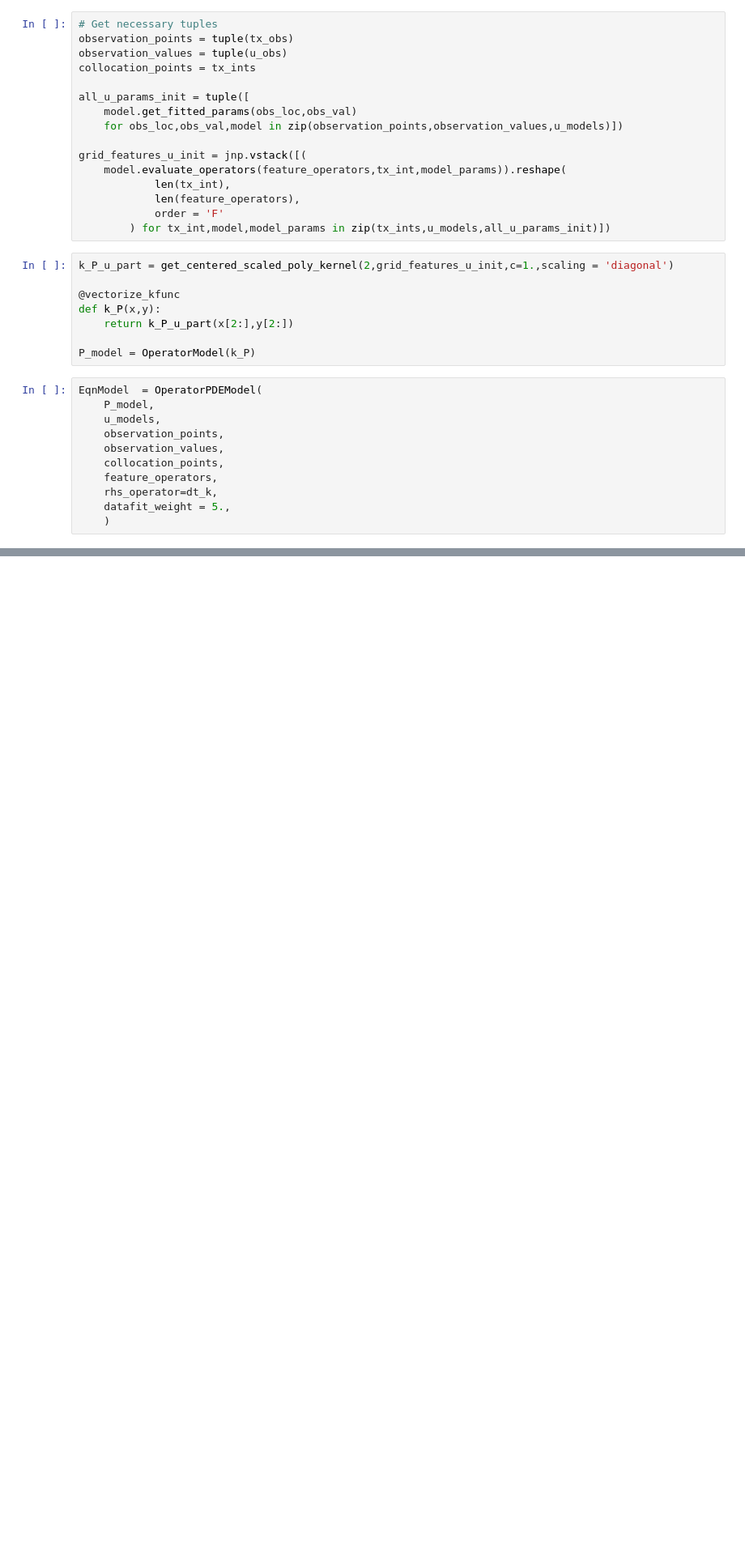
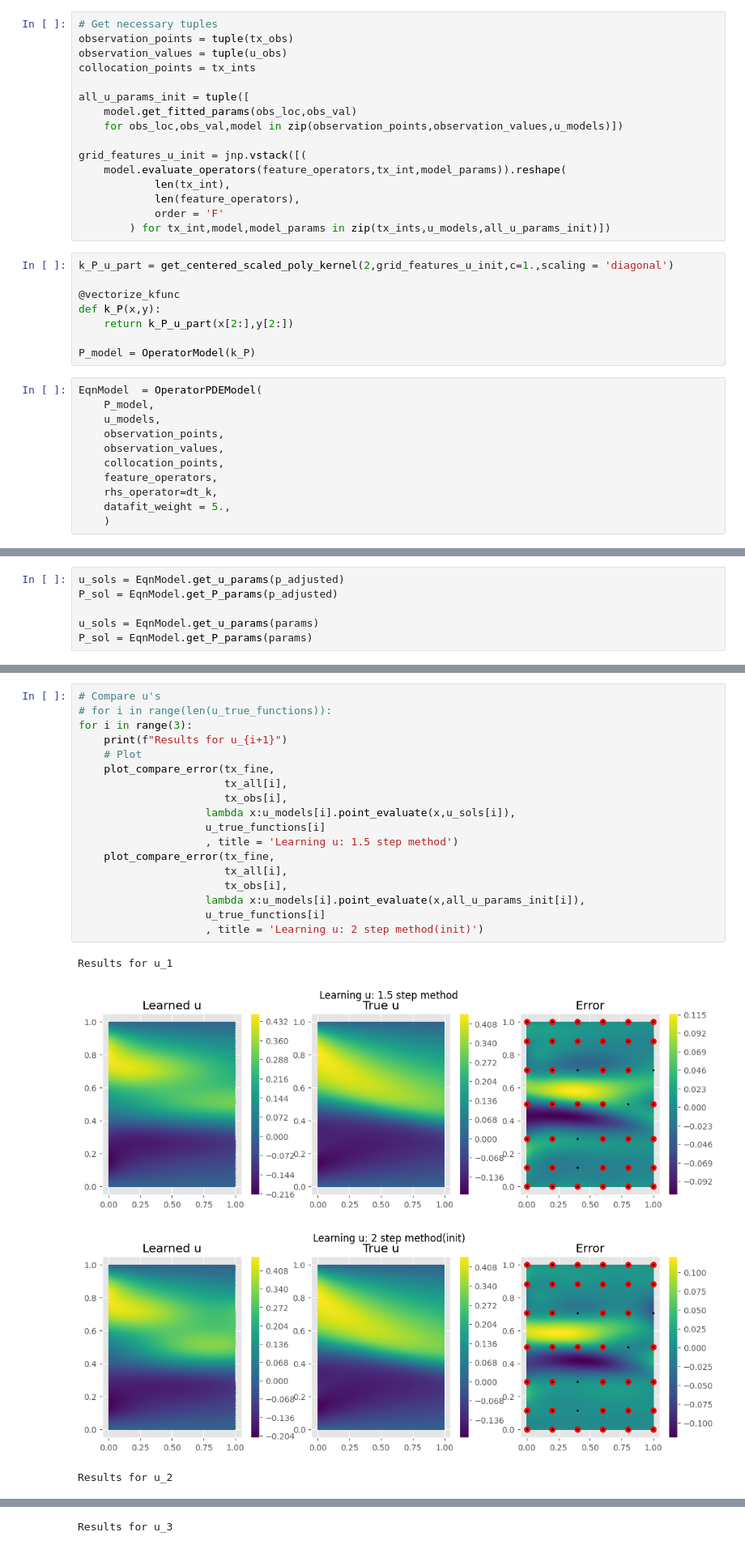
Before and after one commit to TADSGroup/kernelequationlearning, a Jupyter notebook: examples/burgers/shock_lots_multiple_u0_GPs_1_5.ipynb, the cells around one changed output, grey strips where cells are left out. Shown at 81% size. Saved outputs shown, nothing was run; the diff lists cells and outputs as text; blank space fills up the shorter version.

```diff
--- a/examples/burgers/shock_lots_multiple_u0_GPs_1_5.ipynb
+++ b/examples/burgers/shock_lots_multiple_u0_GPs_1_5.ipynb
@@ -248,0 +254,6 @@ Iteration 0, loss = 0.0010569850620397673
+# %%
+u_sols = EqnModel.get_u_params(p_adjusted)
+P_sol = EqnModel.get_P_params(p_adjusted)
+
+u_sols = EqnModel.get_u_params(params)
+P_sol = EqnModel.get_P_params(params)
@@ -248,0 +262,23 @@ Iteration 0, loss = 0.0010569850620397673
+# %%
+# Compare u's
+# for i in range(len(u_true_functions)):
+for i in range(3):
+    print(f"Results for u_{i+1}")
+    # Plot
+    plot_compare_error(tx_fine,
+                       tx_all[i],
+                       tx_obs[i],
+                    lambda x:u_models[i].point_evaluate(x,u_sols[i]),
+                    u_true_functions[i]
+                    , title = 'Learning u: 1.5 step method')
+    plot_compare_error(tx_fine,
+                       tx_all[i],
+                       tx_obs[i],
+                    lambda x:u_models[i].point_evaluate(x,all_u_params_init[i]),
+                    u_true_functions[i]
+                    , title = 'Learning u: 2 step method(init)')
+# %% [output]
+Results for u_1
+[figure, added]
+[figure, added]
+Results for u_2
@@ -248,0 +287 @@ Iteration 0, loss = 0.0010569850620397673
+Results for u_3
```
Also changed, not shown: parts of 16 cells of this notebook.
